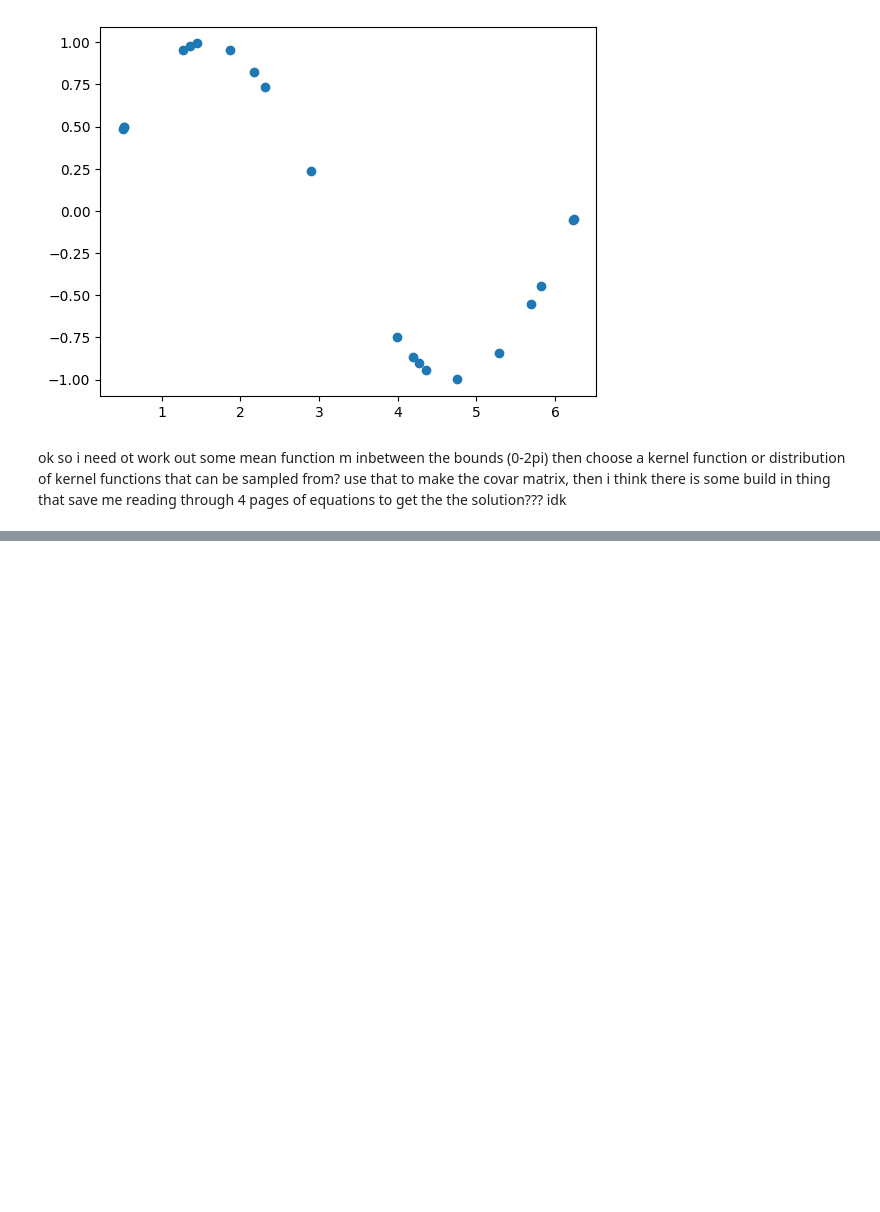
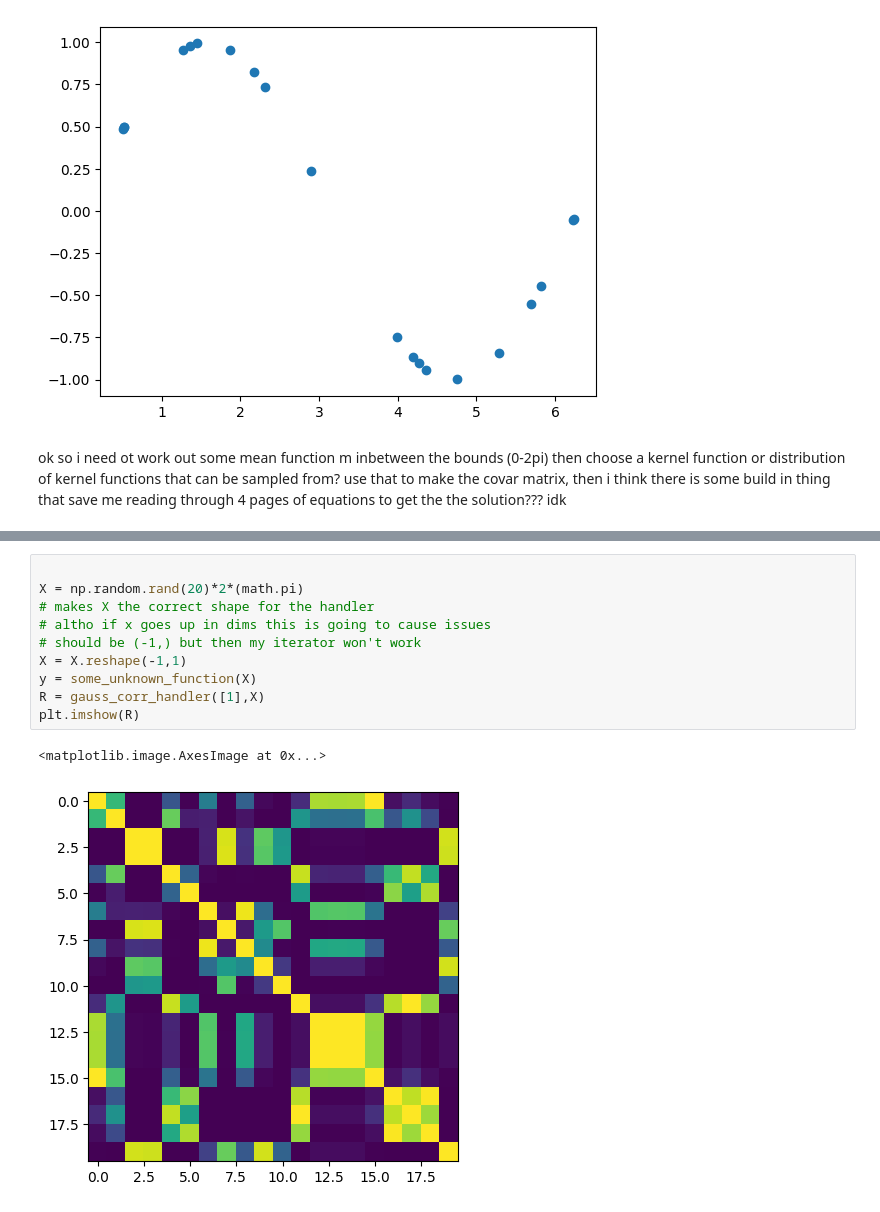
Before and after one commit to sean-parry/GaussianProcesses, a Jupyter notebook: GaussianProcesses.ipynb, the cells around one changed output, grey strips where cells are left out. Drawn from its saved outputs; the diff is of its cells as text; blank space fills up the shorter version.

```diff
--- a/GaussianProcesses.ipynb
+++ b/GaussianProcesses.ipynb
@@ -74 +79,14 @@ print(ans)'''
 'X = np.random.rand(20)*2*(math.pi)\ny = some_unknown_function(X)\nans = gauss_corr([1,1],[2,1],[3,4])\n\nprint(ans)'
+# %%
+
+X = np.random.rand(20)*2*(math.pi)
+# makes X the correct shape for the handler
+# altho if x goes up in dims this is going to cause issues
+# should be (-1,) but then my iterator won't work
+X = X.reshape(-1,1)
+y = some_unknown_function(X)
+R = gauss_corr_handler([1],X)
+plt.imshow(R)
+# %% [output]
+<matplotlib.image.AxesImage at 0x...>
+[figure, added]
```
Also changed, not shown: parts of 5 cells of this notebook.
